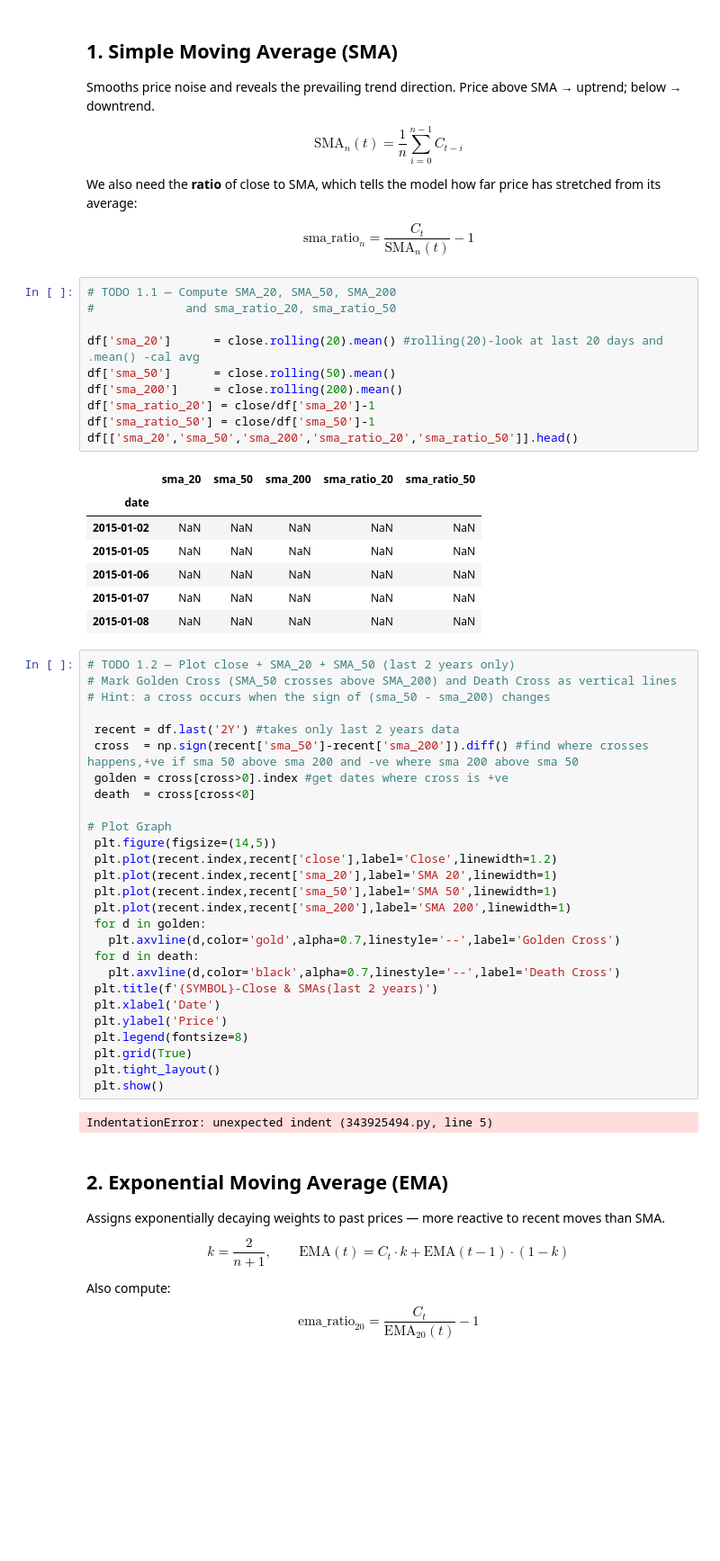
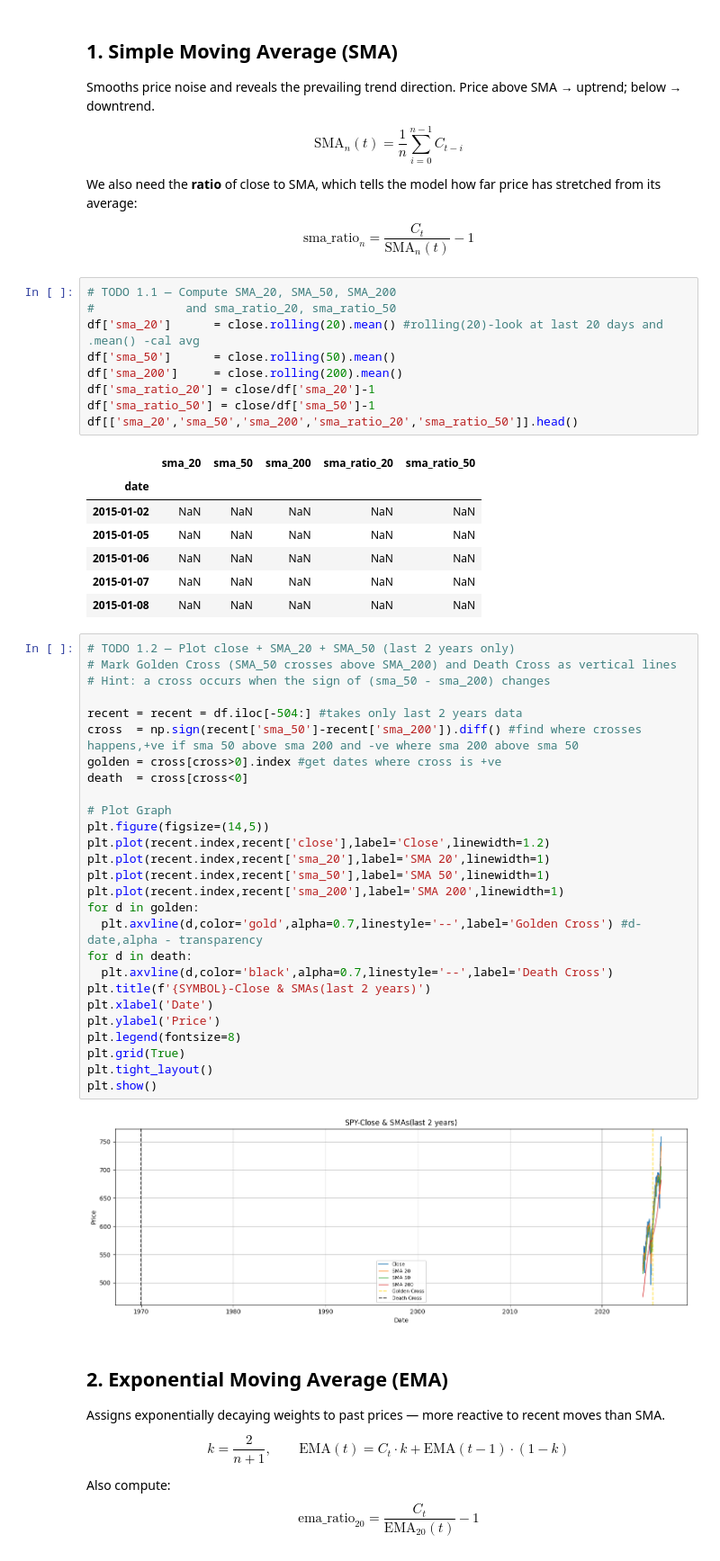
Before and after one commit to Abhinav-pro1003/SOC-Stock-Trading-With-LSTM-And-RL, a Jupyter notebook: Week2/technical_indicators.ipynb, the cells around one changed output. Shown at 90% size. Saved outputs shown, nothing was run; the diff lists cells and outputs as text; blank space fills up the shorter version.

```diff
--- a/Week2/technical_indicators.ipynb
+++ b/Week2/technical_indicators.ipynb
@@ -112,7 +111,6 @@ $$\text{sma\_ratio}_n = \frac{C_t}{\text{SMA}_n(t)} - 1$$
 # %%
 # TODO 1.1 — Compute SMA_20, SMA_50, SMA_200
 #             and sma_ratio_20, sma_ratio_50
-
 df['sma_20']      = close.rolling(20).mean() #rolling(20)-look at last 20 days and .mean() -cal avg
 df['sma_50']      = close.rolling(50).mean()
 df['sma_200']     = close.rolling(200).mean()
@@ -130,32 +128,32 @@ df[['sma_20','sma_50','sma_200','sma_ratio_20','sma_ratio_50']].head()
 # %%
 # TODO 1.2 — Plot close + SMA_20 + SMA_50 (last 2 years only)
 # Mark Golden Cross (SMA_50 crosses above SMA_200) and Death Cross as vertical lines
 # Hint: a cross occurs when the sign of (sma_50 - sma_200) changes
 
- recent = df.last('2Y') #takes only last 2 years data
- cross  = np.sign(recent['sma_50']-recent['sma_200']).diff() #find where crosses happens,+ve if sma 50 above sma 200 and -ve where sma 200 above sma 50
- golden = cross[cross>0].index #get dates where cross is +ve
- death  = cross[cross<0]
+recent = recent = df.iloc[-504:] #takes only last 2 years data
+cross  = np.sign(recent['sma_50']-recent['sma_200']).diff() #find where crosses happens,+ve if sma 50 above sma 200 and -ve where sma 200 above sma 50
+golden = cross[cross>0].index #get dates where cross is +ve
+death  = cross[cross<0]
 
 # Plot Graph
- plt.figure(figsize=(14,5))
- plt.plot(recent.index,recent['close'],label='Close',linewidth=1.2)
- plt.plot(recent.index,recent['sma_20'],label='SMA 20',linewidth=1)
- plt.plot(recent.index,recent['sma_50'],label='SMA 50',linewidth=1)
- plt.plot(recent.index,recent['sma_200'],label='SMA 200',linewidth=1)
- for d in golden:
-   plt.axvline(d,color='gold',alpha=0.7,linestyle='--',label='Golden Cross')
- for d in death:
-   plt.axvline(d,color='black',alpha=0.7,linestyle='--',label='Death Cross')
- plt.title(f'{SYMBOL}-Close & SMAs(last 2 years)')
- plt.xlabel('Date')
- plt.ylabel('Price')
- plt.legend(fontsize=8)
- plt.grid(True)
- plt.tight_layout()
- plt.show()
+plt.figure(figsize=(14,5))
+plt.plot(recent.index,recent['close'],label='Close',linewidth=1.2)
+plt.plot(recent.index,recent['sma_20'],label='SMA 20',linewidth=1)
+plt.plot(recent.index,recent['sma_50'],label='SMA 50',linewidth=1)
+plt.plot(recent.index,recent['sma_200'],label='SMA 200',linewidth=1)
+for d in golden:
+  plt.axvline(d,color='gold',alpha=0.7,linestyle='--',label='Golden Cross') #d- date,alpha - transparency
+for d in death:
+  plt.axvline(d,color='black',alpha=0.7,linestyle='--',label='Death Cross')
+plt.title(f'{SYMBOL}-Close & SMAs(last 2 years)')
+plt.xlabel('Date')
+plt.ylabel('Price')
+plt.legend(fontsize=8)
+plt.grid(True)
+plt.tight_layout()
+plt.show()
 # %% [output]
-IndentationError: unexpected indent (343925494.py, line 5)
+[figure, added]
 # %% [markdown]
 ## 2. Exponential Moving Average (EMA)
 
```
Also changed, not shown: parts of 7 cells of this notebook.
